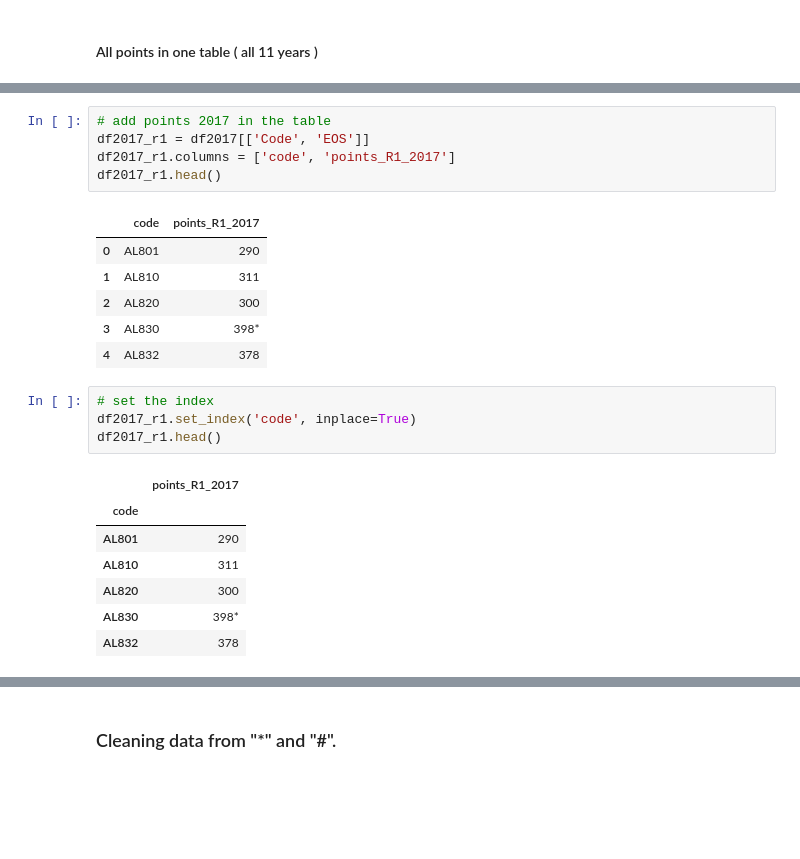
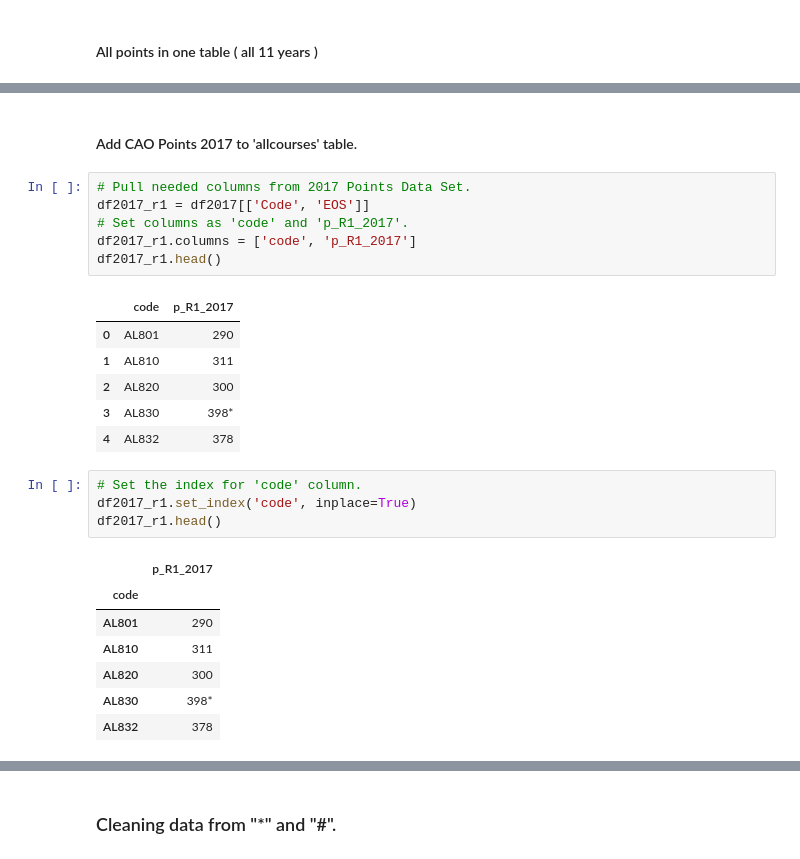
Before and after one commit to DracoNibilis/CAO_Points_Analysis, a Jupyter notebook: cao.ipynb, the cells around one changed output, grey strips where cells are left out. Saved outputs shown, nothing was run; the diff lists cells and outputs as text; blank space fills up the shorter version.

```diff
--- a/cao.ipynb
+++ b/cao.ipynb
@@ -827,24 +848,27 @@ allcourses.head()
 | AL803 | Software Design for Mobile Apps a... | 350 | 337 | 309 | NaN |
 | AL805 | Computer Engineering for Network ... | 321 | 333 | 329 | NaN |
 | AL810 | Quantity Surveying | 328 | 319 | 307 | 300 |
+# %% [markdown]
+#### Add CAO Points 2017 to 'allcourses' table.
 # %%
-# add points 2017 in the table
+# Pull needed columns from 2017 Points Data Set.
 df2017_r1 = df2017[['Code', 'EOS']]
-df2017_r1.columns = ['code', 'points_R1_2017']
+# Set columns as 'code' and 'p_R1_2017'.
+df2017_r1.columns = ['code', 'p_R1_2017']
 df2017_r1.head()
 # %% [output]
-|  | code | points_R1_2017 |
+|  | code | p_R1_2017 |
 | 0 | AL801 | 290 |
 | 1 | AL810 | 311 |
 | 2 | AL820 | 300 |
 | 3 | AL830 | 398* |
 | 4 | AL832 | 378 |
 # %%
-# set the index
+# Set the index for 'code' column.
 df2017_r1.set_index('code', inplace=True)
 df2017_r1.head()
 # %% [output]
-|  | points_R1_2017 |
+|  | p_R1_2017 |
 | code |  |
 | AL801 | 290 |
 | AL810 | 311 |
```
Also changed, not shown: parts of 52 cells of this notebook, 24 other files.
